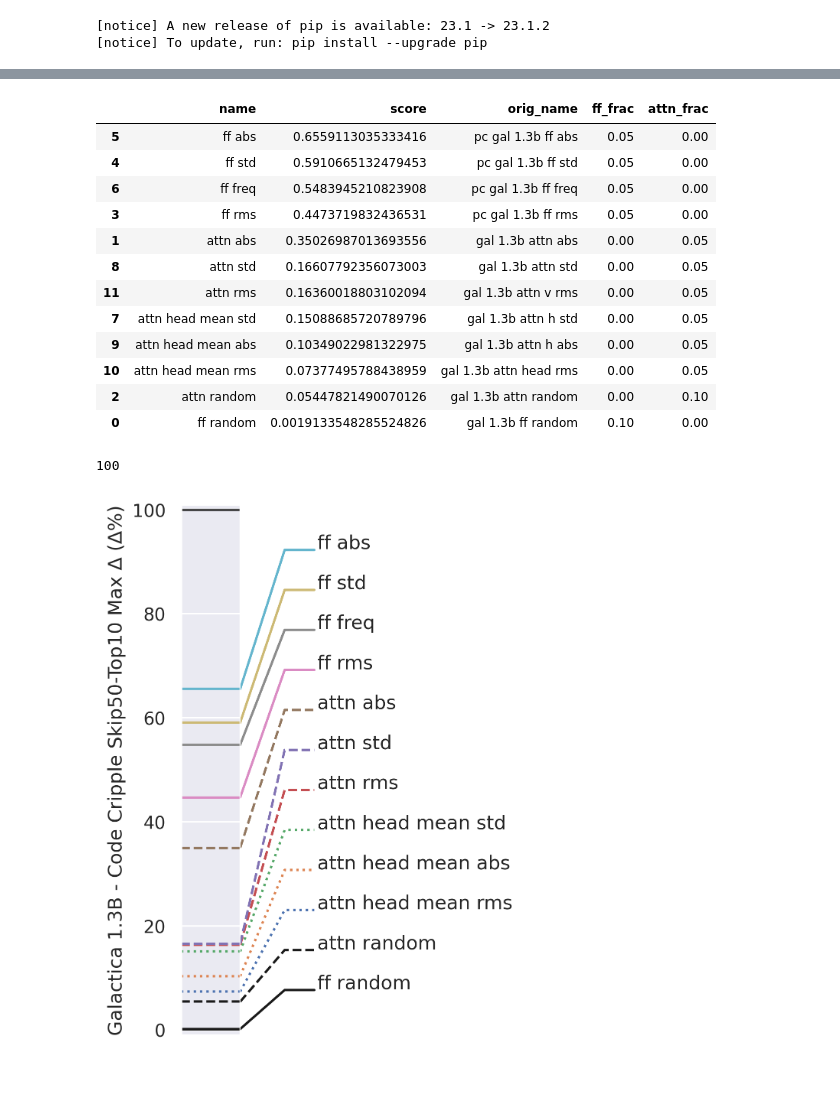
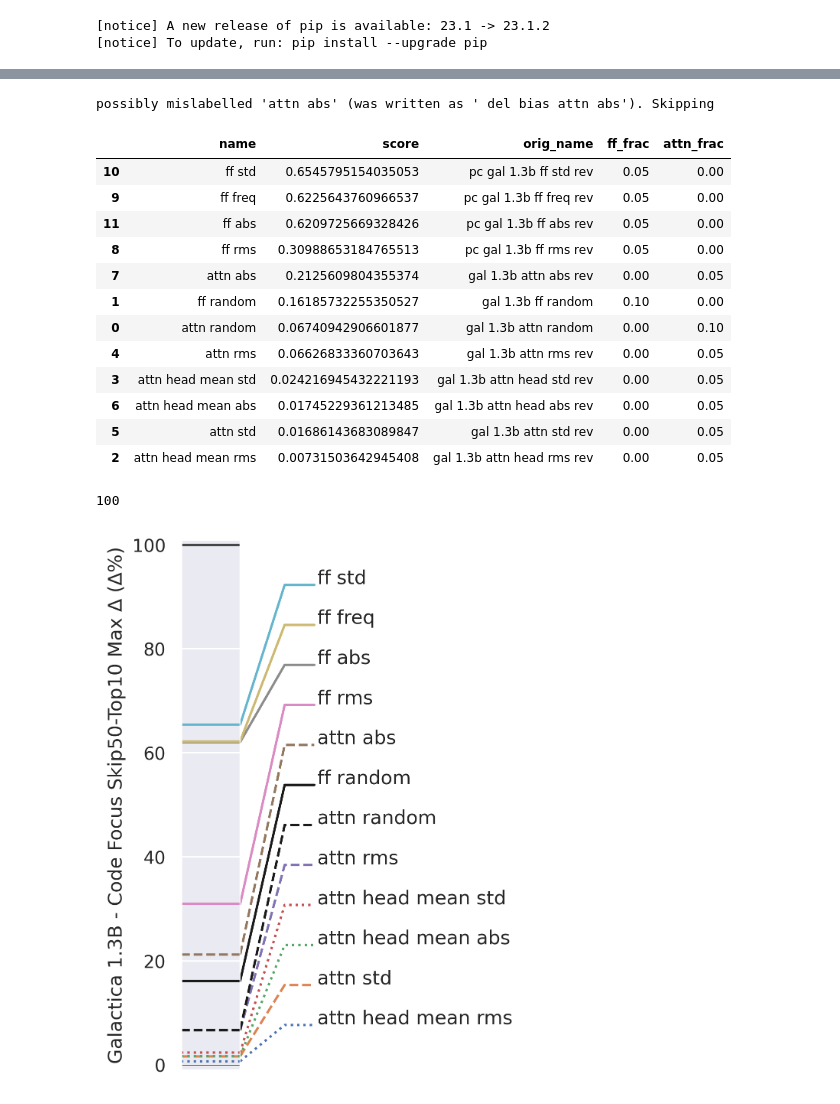
Before and after one commit to nickypro/separability, a Jupyter notebook: examples/analyse-methods.ipynb, the cells around one changed output, grey strips where cells are left out. Saved outputs shown, nothing was run; the diff lists cells and outputs as text; code cells hidden in the pictures.

```diff
--- a/examples/analyse-methods.ipynb
+++ b/examples/analyse-methods.ipynb
@@ -18,7 +18,9 @@ sns.set_theme()
 # %%
 _runs_attn = api.runs("seperability/method-compare")
 _runs_orig = api.runs("seperability/pile-code-attn")
+_runs = [*_runs_attn, *_runs_orig]
 wandb_cache = {}
+_reverse = True
 # %%
 metric_map = {"base": "Top1", "topk": "Top10", "skip": "Skip50-Top1", "topk_skip": "Skip50-Top10", "loss": "Loss", "perplexity": "Perplexity"}
 color_map  = {"pile": "tab:orange", "code": "tab:blue", "python": "tab:green"}
@@ -174,8 +191,8 @@ def plot_horizontal(_data, scale=1.0):
             #fontweight = "bold"
             color = "k"
 
-        if "rev" in label:
-            fontstyle = "italic"
+        #if "rev" in label:
+        #    fontstyle = "italic"
 
         y_label = linspace[index+1]
         ax1.plot([0, 0.15, 0.25], [point, y_label, y_label], linestyle=linestyle, color=color)
@@ -196,7 +213,8 @@ def plot_technique_comparison(runs_filtered, scale=1.0, **kwargs):
         x = np.array([*x, 1])
         y = np.array([*y, 1])
         #area =  1 - calculate_area(x, y)*2
-        score = np.array(calculate_max_diff(y, x))
+        use_reverse = _reverse and "random" in r.run.name
+        score = np.array(calculate_max_diff(y, x, _reversed=use_reverse))
 
         if not "attn_prune_heads" in r.run.config:
             r.run.config["attn_prune_heads"] = False
@@ -210,8 +228,10 @@ def plot_technique_comparison(runs_filtered, scale=1.0, **kwargs):
         name = name.split("pc opt 1.3b")[-1]
         name = name.split("opt 1.3b")[-1]
         name = "h".join(name.split("head"))
+        #name = "".join(name.split(" orig"))
+        name = "".join(name.split(" v"))
         name = "".join(name.split(" orig"))
-        name = "".join(name.split(" v"))
+        name = "".join(name.split(" rev"))
 
         if "attn h" in name:
             h_type = "attn head " + r.run.config["attn_prune_heads_mode"]
@@ -286,9 +306,11 @@ plt.show()
 # %%
 runs_filtered, run_limit = [], None
-for run in [*_runs_orig, *_runs_attn]:
+for run in _runs:
     if run_limit and len(runs_filtered) > run_limit:
         break
     if run.state == "crashed":
+        continue
+    if not "model_size" in run.config:
         continue
     if not run.config["model_size"] == "facebook/galactica-1.3b":
         continue
@@ -296,54 +318,57 @@ for run in [*_runs_orig, *_runs_attn]:
         continue
     #if not "attn" in run.name:
     #    continue
-    if "rev" in run.name:
+    if run.config["attn_frac"] > 0 and run.config["attn_frac"] < 0.05:
+        continue
+    if test_skip_rev(run.name):
         continue
     if "svd" in run.name and "attn h" in run.name:
         continue
     if "svd" in run.name:
         continue
     if "sqrt" in run.name:
         continue
     if "both" in run.name:
         continue
     if "few" in run.name:
         continue
     if "L" in run.name:
         continue
     if run.name in [
             "gal 1.3b del bias attn abs",
             "gal 1.3b attn",
             "gal 1.3b both old",
             "gal 1.3b both svd-b",
             "gal 1.3b ff",
         ]:
         continue
     #print(run.name, run.config.items())
     runs_filtered.append(run.url)
 
 scale = 100
 fig, (ax1, ax2) = plot_technique_comparison(runs_filtered, scale)
 ax1.set_ylim(-0.01*scale, 1.01*scale)
 ax2.set_ylim(-0.01*scale, 1.01*scale)
 #ax2.text( 1, -0.55, "Code Cripple", ha="right", va="top")
-ax2.set_ylabel("Galactica 1.3B - Code Cripple Skip50-Top10 Max ∆ (∆%)")
+ax2.set_ylabel(f"Galactica 1.3B - Code {cripple_or_focus} Skip50-Top10 Max ∆ (∆%)")
 
 plt.show()
 # %% [output]
+possibly mislabelled 'attn abs' (was written as ' del bias attn abs'). Skipping
 |  | name | score | orig_name | ff_frac | attn_frac |
-| 5 | ff abs | 0.6559113035333416 | pc gal 1.3b ff abs | 0.05 | 0.00 |
-| 4 | ff std | 0.5910665132479453 | pc gal 1.3b ff std | 0.05 | 0.00 |
-| 6 | ff freq | 0.5483945210823908 | pc gal 1.3b ff freq | 0.05 | 0.00 |
-| 3 | ff rms | 0.4473719832436531 | pc gal 1.3b ff rms | 0.05 | 0.00 |
-| 1 | attn abs | 0.35026987013693556 | gal 1.3b attn abs | 0.00 | 0.05 |
-| 8 | attn std | 0.16607792356073003 | gal 1.3b attn std | 0.00 | 0.05 |
-| 11 | attn rms | 0.16360018803102094 | gal 1.3b attn v rms | 0.00 | 0.05 |
-| 7 | attn head mean std | 0.15088685720789796 | gal 1.3b attn h std | 0.00 | 0.05 |
-| 9 | attn head mean abs | 0.10349022981322975 | gal 1.3b attn h abs | 0.00 | 0.05 |
-| 10 | attn head mean rms | 0.07377495788438959 | gal 1.3b attn head rms | 0.00 | 0.05 |
-| 2 | attn random | 0.05447821490070126 | gal 1.3b attn random | 0.00 | 0.10 |
-| 0 | ff random | 0.0019133548285524826 | gal 1.3b ff random | 0.10 | 0.00 |
+| 10 | ff std | 0.6545795154035053 | pc gal 1.3b ff std rev | 0.05 | 0.00 |
+| 9 | ff freq | 0.6225643760966537 | pc gal 1.3b ff freq rev | 0.05 | 0.00 |
+| 11 | ff abs | 0.6209725669328426 | pc gal 1.3b ff abs rev | 0.05 | 0.00 |
+| 8 | ff rms | 0.30988653184765513 | pc gal 1.3b ff rms rev | 0.05 | 0.00 |
+| 7 | attn abs | 0.2125609804355374 | gal 1.3b attn abs rev | 0.00 | 0.05 |
+| 1 | ff random | 0.16185732255350527 | gal 1.3b ff random | 0.10 | 0.00 |
+| 0 | attn random | 0.06740942906601877 | gal 1.3b attn random | 0.00 | 0.10 |
+| 4 | attn rms | 0.06626833360703643 | gal 1.3b attn rms rev | 0.00 | 0.05 |
+| 3 | attn head mean std | 0.024216945432221193 | gal 1.3b attn head std rev | 0.00 | 0.05 |
+| 6 | attn head mean abs | 0.01745229361213485 | gal 1.3b attn head abs rev | 0.00 | 0.05 |
+| 5 | attn std | 0.01686143683089847 | gal 1.3b attn std rev | 0.00 | 0.05 |
+| 2 | attn head mean rms | 0.00731503642945408 | gal 1.3b attn head rms rev | 0.00 | 0.05 |
-100
+100
-[figure, old version]
+[figure, new version]
 # %%
 runs_filtered, run_limit = [], None
```
Also changed, not shown: parts of 4 cells of this notebook.
